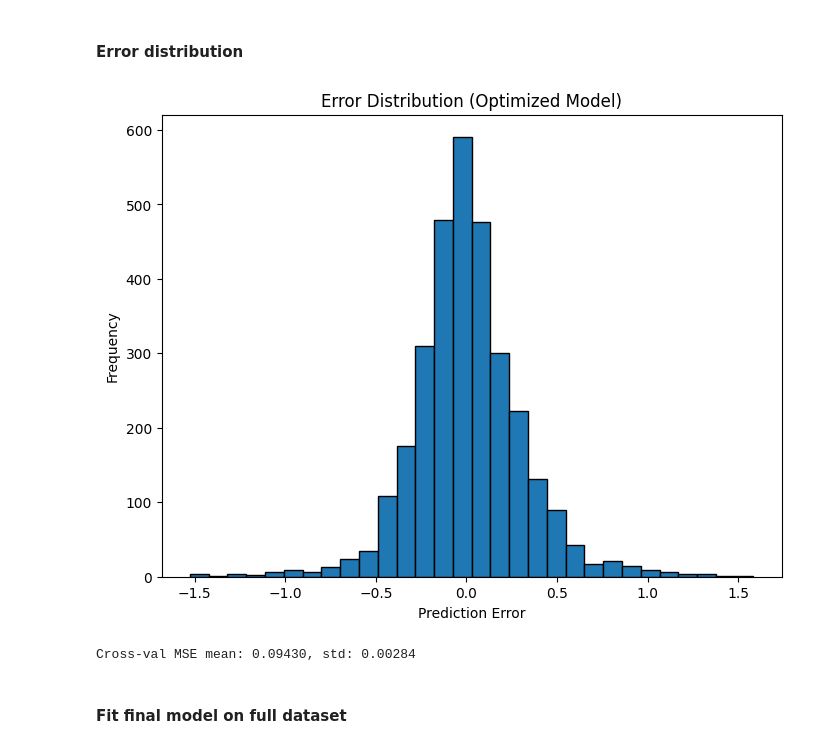
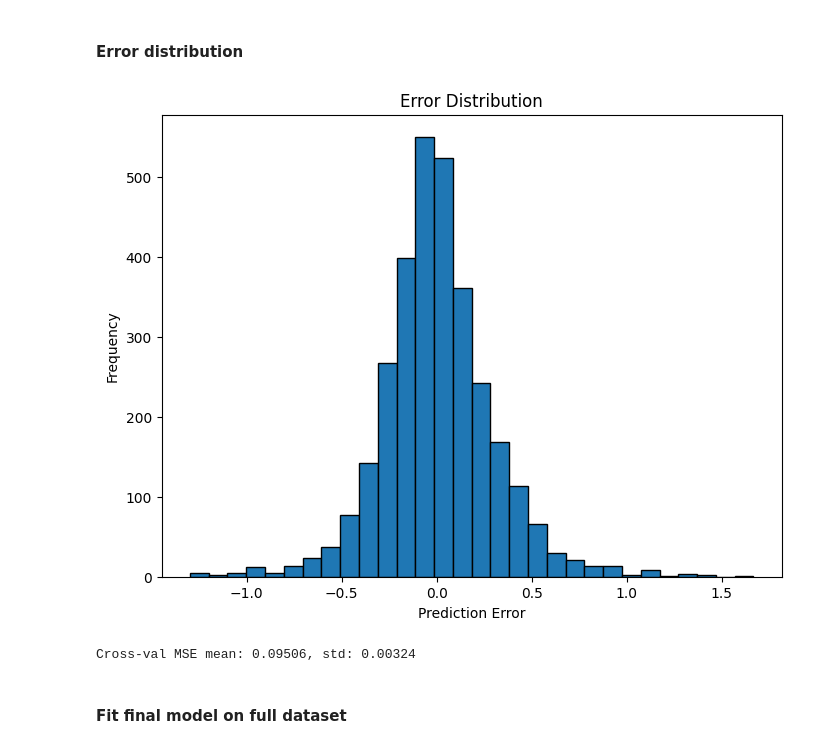
Before and after one commit to LuniuLun/RealEstate, a Jupyter notebook: MachineLearning/RealEstatePrediction/XGBoost.ipynb, the cells around one changed output. Saved outputs shown, nothing was run; the diff lists cells and outputs as text; code cells hidden in the pictures.

```diff
--- a/MachineLearning/RealEstatePrediction/XGBoost.ipynb
+++ b/MachineLearning/RealEstatePrediction/XGBoost.ipynb
@@ -170,18 +178,22 @@ plt.show()
 #     'subsample': [0.6, 0.8, 1.0],
 #     'colsample_bytree': [0.6, 0.8, 1.0],
 #     'gamma': [0, 1, 5],
-#     'reg_alpha': [0, 0.1, 1],
-#     'reg_lambda': [1, 1.5, 2],
 # }
+
+# Fitting 2 folds for each of 11250 candidates, totalling 22500 fits
+# === Best Configuration for random_state=26 ===
+# Lowest MSE: 0.0943
+# Best Params: {'colsample_bytree': 0.8, 'learning_rate': 0.05, 'max_depth': 7, 'n_estimators': 300, 'subsample': 1.0}
+
 param_grid = {
-    'n_estimators': [100, 300],
-    'learning_rate': [0.05, 0.1],
-    'max_depth': [3, 5, 7],
-    'subsample': [0.8, 1.0],
-    'colsample_bytree': [0.8, 1.0]
+    'n_estimators': [350],
+    'learning_rate': [0.05],
+    'max_depth': [7],
+    'subsample': [0.8],
+    'colsample_bytree': [0.8]
 }
 
-model = xgb.XGBRegressor(objective='reg:squarederror', random_state=26)
+model = xgb.XGBRegressor(objective='reg:squarederror', random_state=42)
 
 grid = GridSearchCV(
     model, param_grid,
@@ -195,7 +207,7 @@ grid.fit(X_train, y_train)
 best_score = -grid.best_score_
 best_params = grid.best_params_
 
-print("\n=== Best Configuration for random_state=26 ===")
+print("\n=== Best Configuration ===")
 print(f"Lowest MSE: {best_score:.4f}")
 print("Best Params:", best_params)
 # %% [output]
@@ -244,19 +256,19 @@ Test MSE: 0.08993, RMSE: 0.29988, MAE: 0.21646, R2: 0.68285
 # %%
 errors = y_test - y_test_pred
 plt.figure(figsize=(8,6))
 plt.hist(errors, bins=30, edgecolor='k')
 plt.xlabel("Prediction Error")
 plt.ylabel("Frequency")
-plt.title("Error Distribution (Optimized Model)")
+plt.title("Error Distribution")
 plt.show()
 
 # 11. Cross-validation trên train
 cv_scores = cross_val_score(best_model, X_train, y_train,
                             cv=5, scoring='neg_mean_squared_error')
 print("\nCross-val MSE mean: {:.5f}, std: {:.5f}".format(-cv_scores.mean(), cv_scores.std()))
 # %% [output]
-[figure, old version]
+[figure, new version]
-Cross-val MSE mean: 0.09430, std: 0.00284
+Cross-val MSE mean: 0.09506, std: 0.00324
 # %% [markdown]
 #### Fit final model on full dataset
 # %%
```
Also changed, not shown: parts of 9 cells of this notebook, 1 other file.
